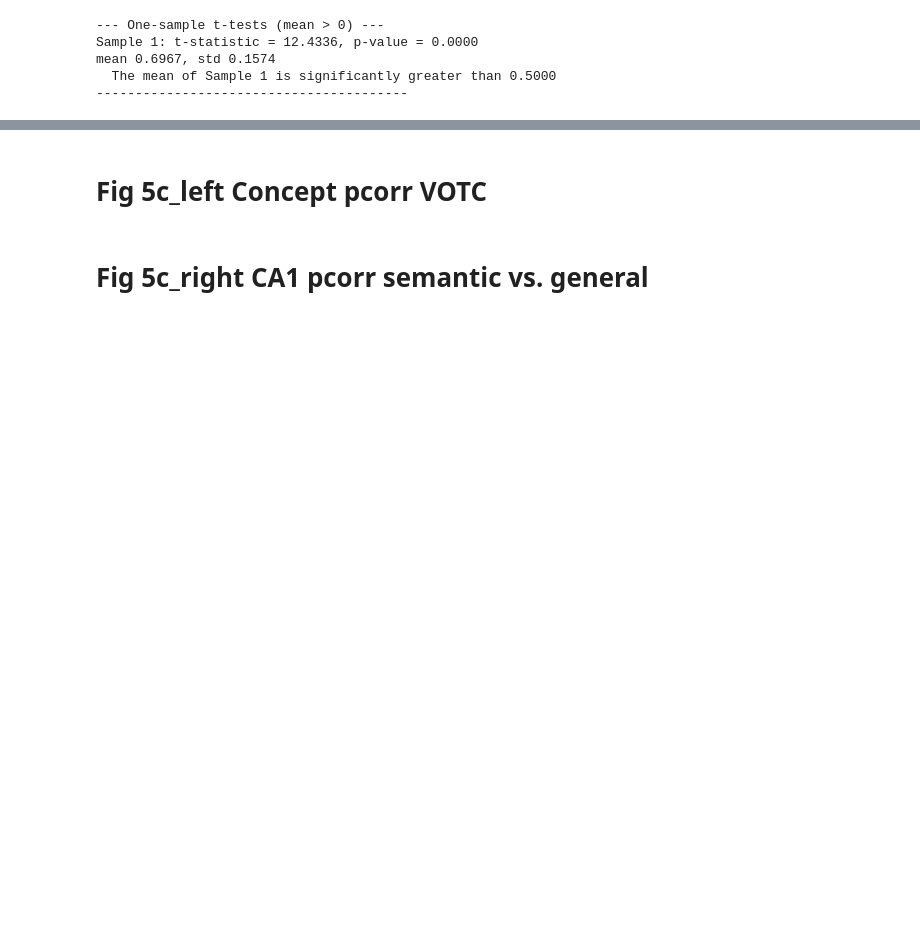
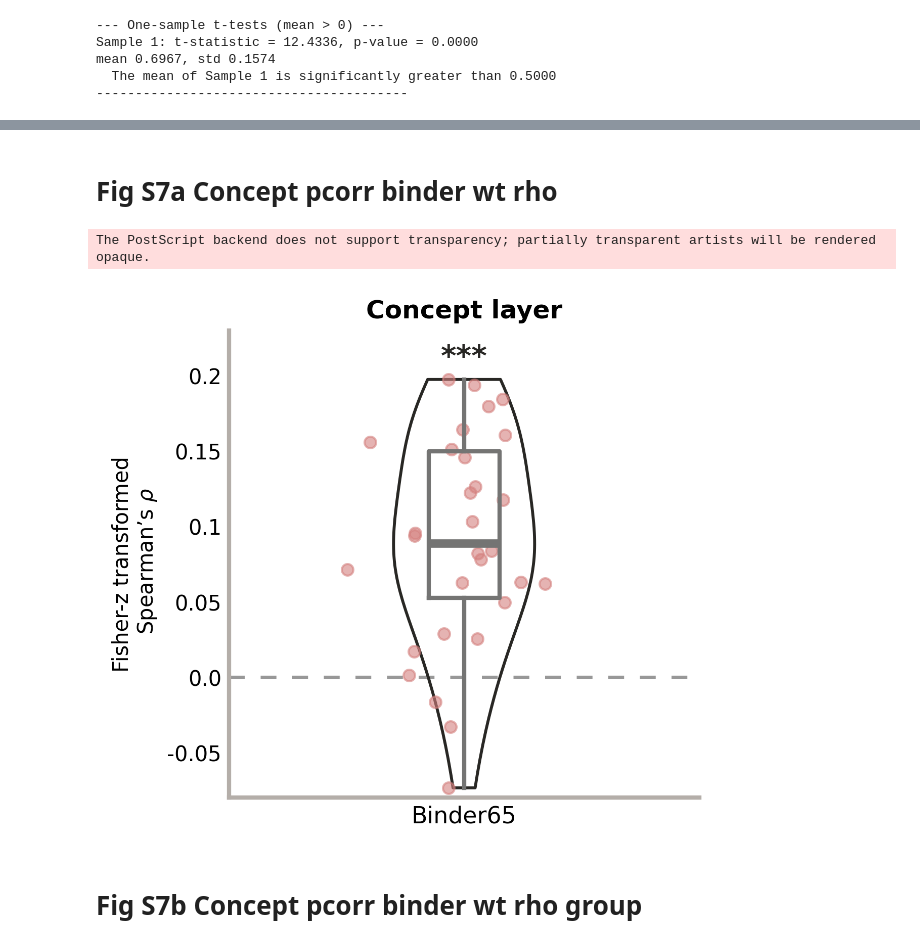
Before and after one commit to Hiroid/CATS_Net, a Jupyter notebook: B01_figures/NCS_figures.ipynb, the cells around one changed output, grey strips where cells are left out. Saved outputs shown, nothing was run; the diff lists cells and outputs as text; code cells hidden in the pictures; blank space fills up the shorter version.

```diff
--- a/B01_figures/NCS_figures.ipynb
+++ b/B01_figures/NCS_figures.ipynb
@@ -1730,8 +3364,8 @@ mean 0.6967, std 0.1574
 # %% [markdown]
-# Fig 5c_left Concept pcorr VOTC
+# Fig S7a Concept pcorr binder wt rho
 # %%
 # y_data is a list of length 3 containing the bill_length_mm values for each specie
-y_data = [concept_pcorr_votc]
+y_data = [concept_binder_rho]
 
 # Create jittered version of "x" (which is only 0, 1, and 2)
 # More about this in the bonus track!
@@ -1757,7 +3391,7 @@ COLOR_SCALE = ["#D5817F"]
 POSITIONS = [i for i, d in enumerate(y_data)]
 
 # Horizontal lines
-HLINES = [0.0, 0.02, 0.04, 0.06, 0.08, 0.10]
+HLINES = [-0.05, 0.0, 0.05, 0.1, 0.15, 0.2]
 
 fig, ax = plt.subplots(figsize= (4, 4), dpi=300)
 
@@ -1823,48 +3457,52 @@ for x, y, color in zip(x_jittered, y_data, COLOR_SCALE):
     ax.scatter(x, y, s = 30, color=color, alpha=0.6)
 
 max_y = max(y_data[0])
 offset = 0.005
 ax.text(POSITIONS[0], max_y + offset, "***", ha='center', va='bottom', weight="bold", fontsize=14, color=BLACK)
 
 
 # Customize layout -----------------------------------------------
 # Hide spines
 ax.spines["right"].set_color("none")
 ax.spines["top"].set_color("none")
 
 # Customize spines color
 ax.spines["left"].set_color(GREY_LIGHT)
 ax.spines["left"].set_linewidth(2)
 ax.spines["bottom"].set_color(GREY_LIGHT)
 ax.spines["bottom"].set_linewidth(2)
 
 # Customize labels and ticks
 ax.tick_params(length=0)
 ax.set_yticks(HLINES)
 ax.set_yticklabels(HLINES, size=10)
-ax.set_ylabel("Fisher-z transformed\nmean Spearman’s "r"$\rho$", size=10)
+ax.set_ylabel("Fisher-z transformed\n Spearman’s "r"$\rho$", size=10)
+ax.set_ylim(HLINES[0] - 0.03, max(HLINES) + 0.03)
 
 # xlabels accounts for the sample size for each species
-xlabels = ["VOTC"]
+xlabels = ["Binder65"]
 ax.set_xticks(POSITIONS)
 ax.set_xticklabels(xlabels, size=11, ha="center", ma="center")
 plt.title("Concept layer", size=12, weight="bold")
 
-# plt.savefig(
-#     os.path.join(
-#         project_root,
-#         "B01_figures",
-#         "outputs",
-#         "fig_5c_left.eps"
-#     ),
-#     format="eps", bbox_inches='tight')
-# plt.savefig(
-#     os.path.join(
-#         project_root,
-#         "B01_figures",
-#         "outputs",
-#         "fig_5c_left.png"
-#     ),
-#     format="png", bbox_inches='tight')
+plt.savefig(
+    os.path.join(
+        project_root,
+        "B01_figures",
+        "outputs",
+        "fig_s7a.eps"
+    ),
+    format="eps", bbox_inches='tight')
+plt.savefig(
+    os.path.join(
+        project_root,
+        "B01_figures",
+        "outputs",
+        "fig_s7a.png"
+    ),
+    format="png", bbox_inches='tight')
 
 plt.show()
+# %% [output]
+The PostScript backend does not support transparency; partially transparent artists will be rendered opaque.
+[figure, added]
@@ -1894,4 +3509,4 @@ print("-" * 40)
-# %% [markdown]
-# Fig 5c_right CA1 pcorr semantic vs. general
+# %% [markdown]
+# Fig S7b Concept pcorr binder wt rho group
 # %%
 # y_data is a list of length 3 containing the bill_length_mm values for each specie
```
Also changed, not shown: parts of 46 cells of this notebook, 20 other files.
